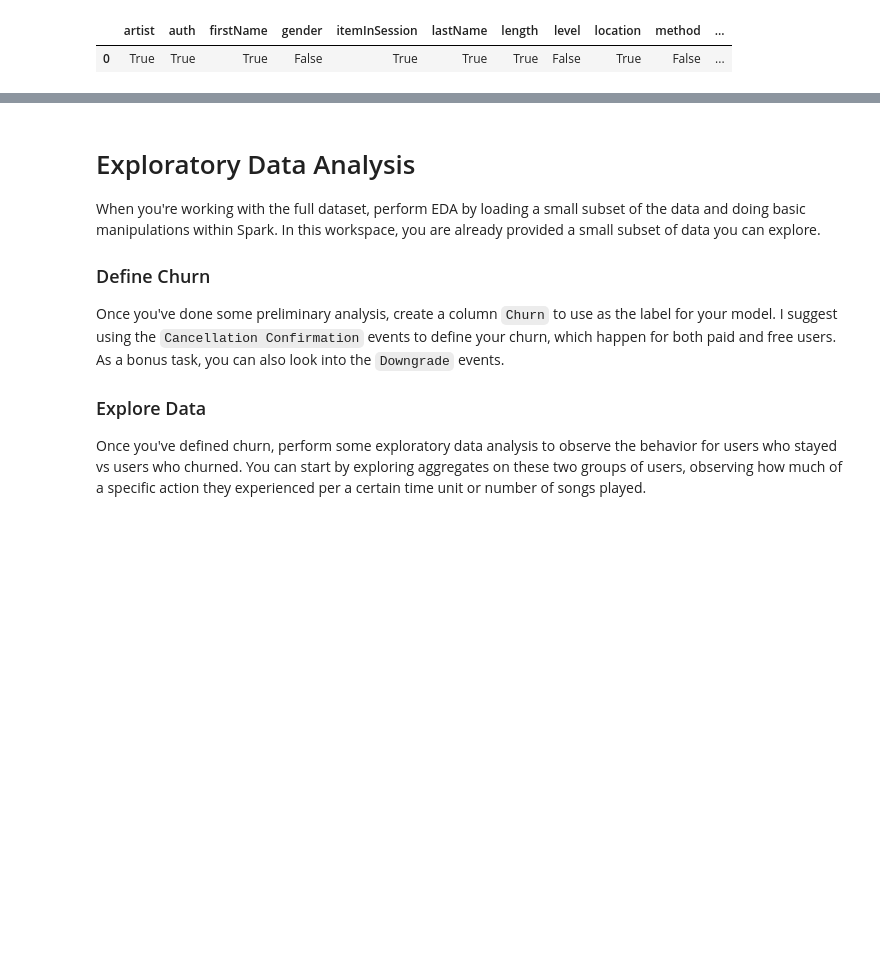
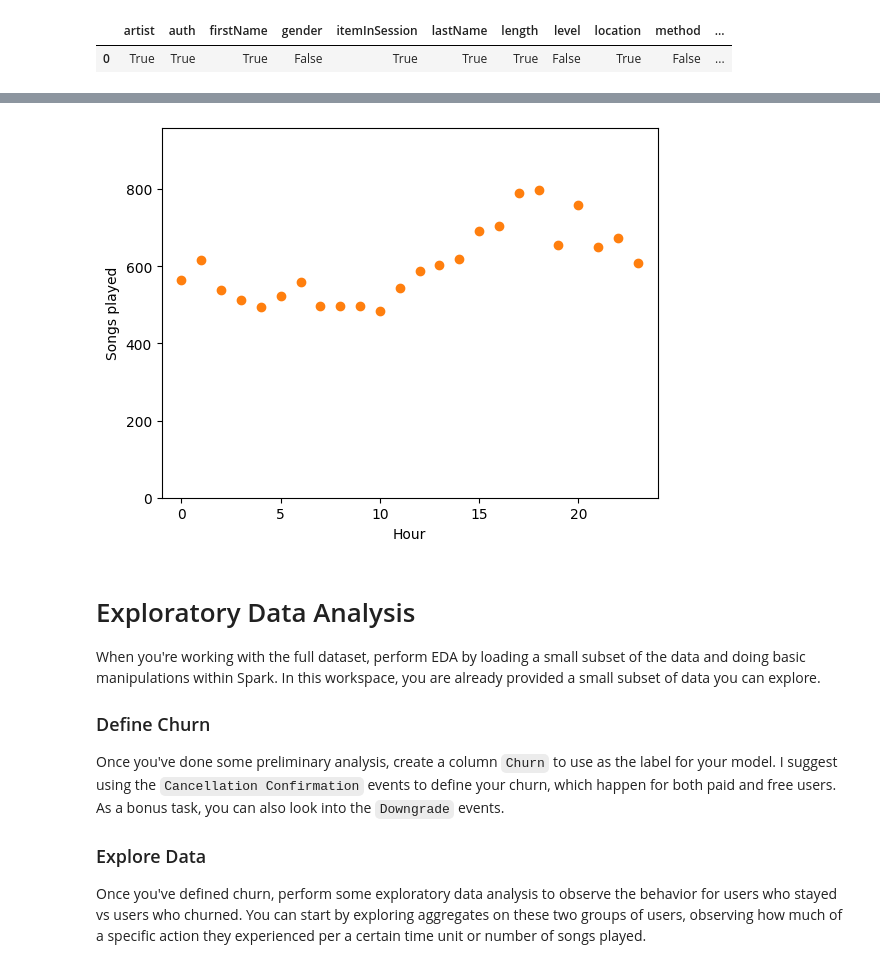
Before and after one commit to ben-sas/sparkify, a Jupyter notebook: Sparkify.ipynb, the cells around one changed output, grey strips where cells are left out. Cells and saved outputs as stored; diff of their text form; code cells hidden in the pictures; blank space fills up the shorter version.

```diff
--- a/Sparkify.ipynb
+++ b/Sparkify.ipynb
@@ -223,0 +210,17 @@ Row(artist='Martha Tilston', auth='Logged In', firstName='Colin', gender='M', it
+# %%
+def groupby_plot(df, x_col:str, page_filter:str, x_label:str, y_label:str):
+    """Aggregate data and create scatterplot to visualize trends in the data."""
+    # df_grouped = df.groupby(x_col).count().sort(x_col).toPandas()
+    df_grouped = df.filter(df.page == page_filter).groupby(x_col).count().sort(x_col).toPandas()
+    plt.scatter(df_grouped[x_col], df_grouped["count"])
+    plt.xlim(-1, 24)
+    plt.ylim(0, 1.2 * max(df_grouped["count"]))
+    plt.xlabel(x_label)
+    plt.ylabel(y_label)
+    plt.show
+    return None
+# %%
+groupby_plot(df, "hour", "NextSong", "Hour", "Songs played")
+
+groupby_plot(df, "hour", "Home", "Hour", "Songs played")
+# %% [output]
@@ -223,0 +228 @@ Row(artist='Martha Tilston', auth='Logged In', firstName='Colin', gender='M', it
+[figure, added]
```
Also changed, not shown: parts of 18 cells of this notebook.
